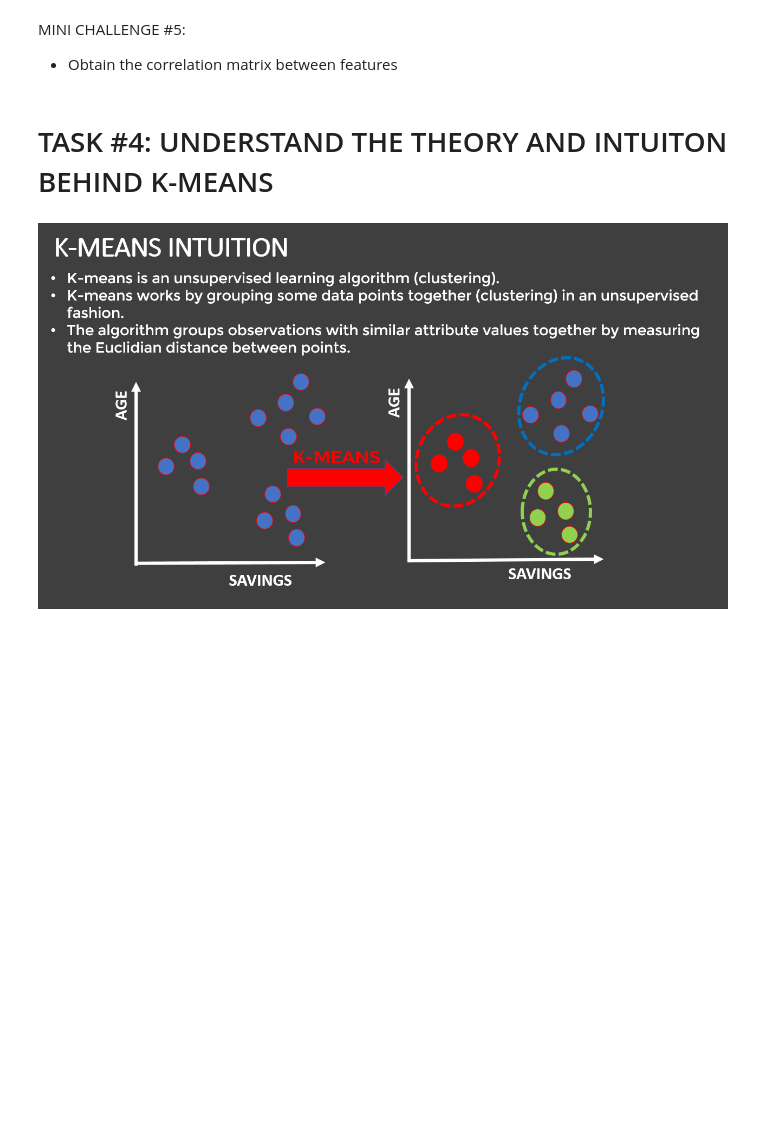
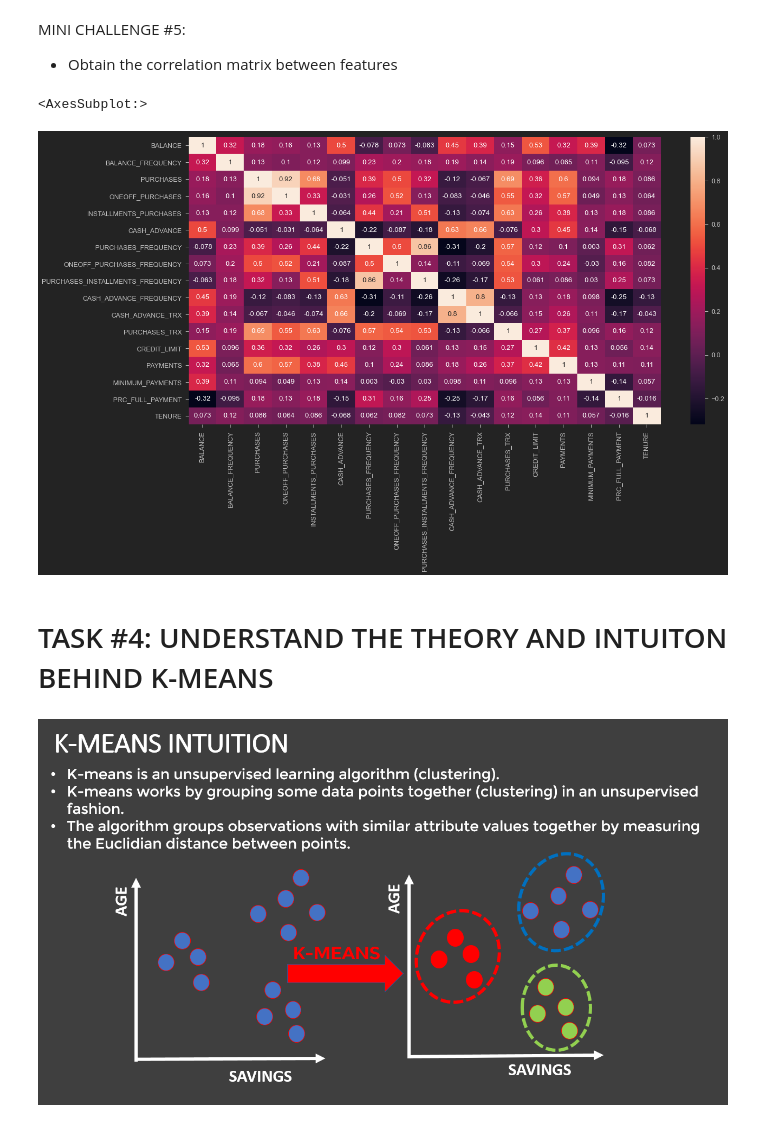
Before and after one commit to bartlomiejzych/Unsupervised-Machine-Learning-for-Customer-Segmentation, a Jupyter notebook: Bank_Customer_Segmentation.ipynb, the cells around one changed output. Saved outputs shown, nothing was run; the diff lists cells and outputs as text; code cells hidden in the pictures; blank space fills up the shorter version.

```diff
--- a/Bank_Customer_Segmentation.ipynb
+++ b/Bank_Customer_Segmentation.ipynb
@@ -235,6 +265,12 @@ plt.tight_layout()
 # %% [markdown]
 MINI CHALLENGE #5:
 - Obtain the correlation matrix between features
+# %%
+f, ax = plt.subplots(figsize = (20, 10))
+sns.heatmap(creditcard_df.corr(), annot = True)
+# %% [output]
+<AxesSubplot:>
+[figure, added]
 # %% [markdown]
 # TASK #4: UNDERSTAND THE THEORY AND INTUITON BEHIND K-MEANS
 # %% [markdown]
```
Also changed, not shown: parts of 7 cells of this notebook.
